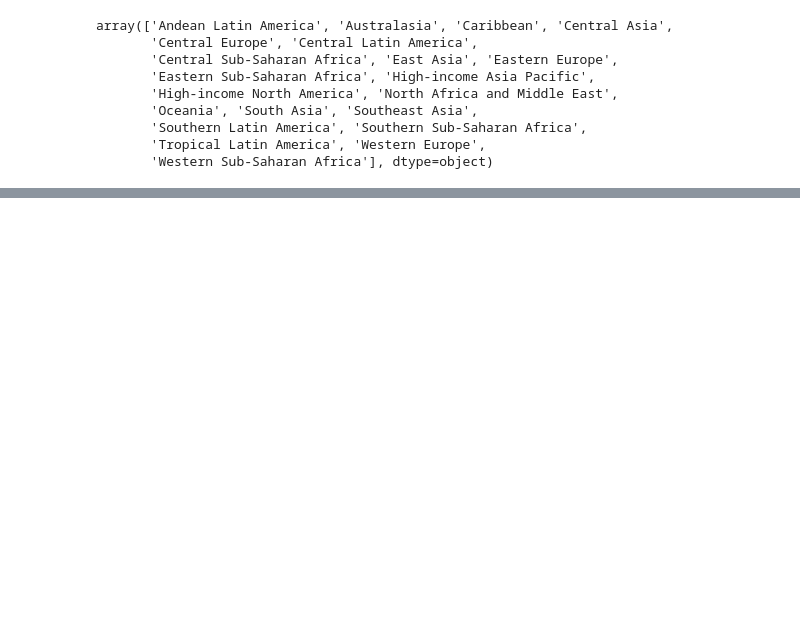
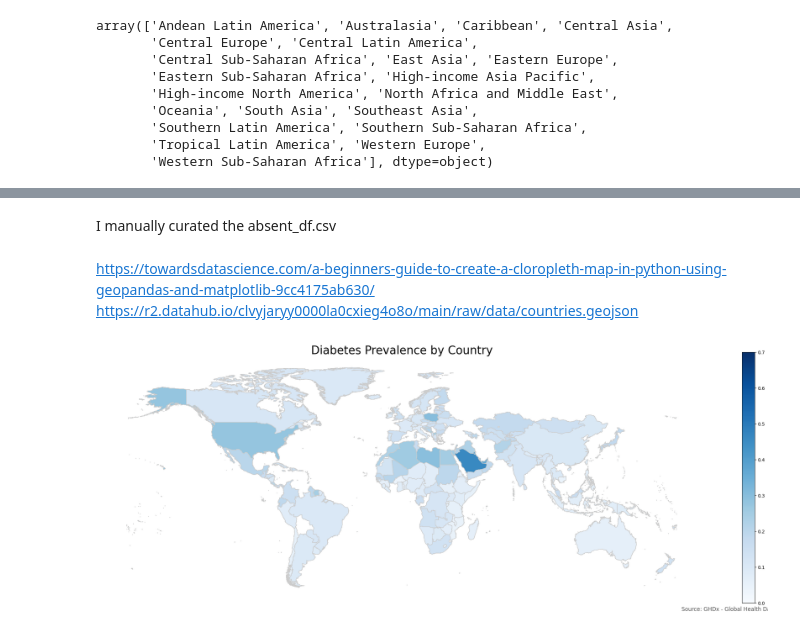
Before and after one commit to aldaszarnauskas/programming-for-data-analytics, a Jupyter notebook: project/project.ipynb, the cells around one changed output, grey strips where cells are left out. Cells and saved outputs as stored; diff of their text form; code cells hidden in the pictures; blank space fills up the shorter version.

```diff
--- a/project/project.ipynb
+++ b/project/project.ipynb
@@ -173,0 +206,25 @@ plt.show()
+# %% [markdown]
+I manually curated the absent_df.csv
+# %%
+merged = map_df.merge(percent_df, left_on='name', right_on='location_name', how='inner')
+# %% [markdown]
+https://towardsdatascience.com/a-beginners-guide-to-create-a-cloropleth-map-in-python-using-geopandas-and-matplotlib-9cc4175ab630/
+https://r2.datahub.io/clvyjaryy0000la0cxieg4o8o/main/raw/data/countries.geojson
+# %%
+variable = 'val'
+vmin, vmax = 0, round(merged["val"].max(), 1)
+fig, ax = plt.subplots(1, figsize=(30, 10))
+ax.axis('off')
+ax.set_title('Diabetes Prevalence by Country', fontdict={'fontsize': '25', 'fontweight' : '3'})
+ax.annotate('Source: GHDx - Global Health Data Exchange', xy=(0.6, .05), xycoords='figure fraction', fontsize=12, color='#555555')
+
+merged.plot(column=variable, cmap='Blues', linewidth=0.8, ax=ax, edgecolor='0.8',
+            vmin=vmin, vmax=vmax)
+
+sm = plt.cm.ScalarMappable(cmap='Blues', norm=plt.Normalize(vmin=vmin, vmax=vmax))
+sm.set_array([])
+fig.colorbar(sm, ax=ax)
+
+plt.show()
+# %% [output]
+[figure, added]
```
Also changed, not shown: parts of 11 cells of this notebook, 2 other files.
